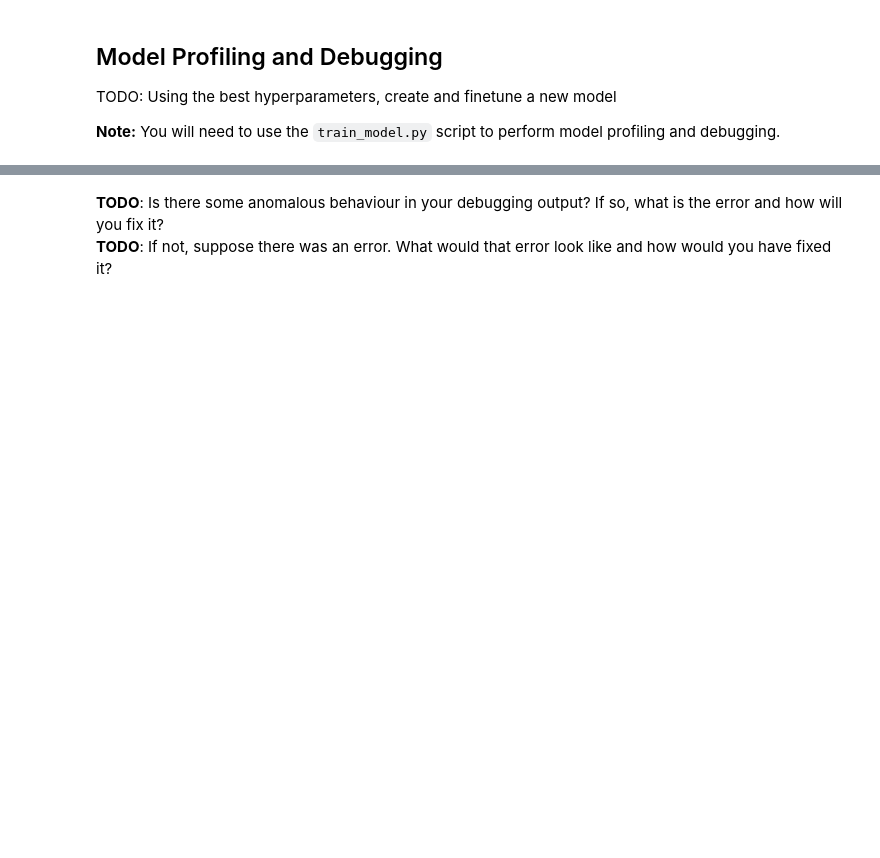
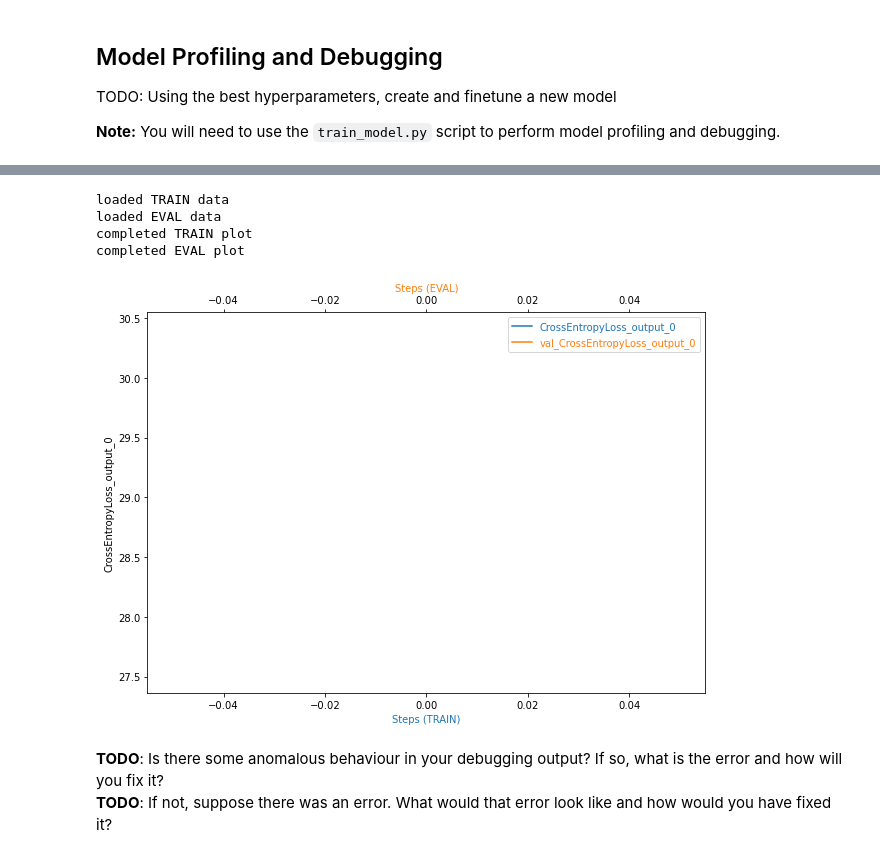
Before and after one commit to nelsongcg/image_classification, a Jupyter notebook: train_and_deploy.ipynb, the cells around one changed output, grey strips where cells are left out. Drawn from its saved outputs; the diff is of its cells as text; code cells hidden in the pictures; blank space fills up the shorter version.

Commit message:
fixed training

```diff
--- a/train_and_deploy.ipynb
+++ b/train_and_deploy.ipynb
@@ -169,3 +160,6 @@ best_hyper = {'_tuning_objective_metric': '"average test loss"',
+# %%
+#taking the best hyperparameter
+best_hyper = {"batch_size": '32', "lr": '0.0020396284997400843'}
 # %% [markdown]
 ## Model Profiling and Debugging
 TODO: Using the best hyperparameters, create and finetune a new model
@@ -188,9 +182,9 @@ debugger_config = DebuggerHookConfig(hook_parameters={"train.save_interval": "10
 # TODO: Create and fit an estimator
 
 estimator = PyTorch(
-    role=sagemaker.get_execution_role(),
+    role=role,
     instance_count=1,
-    instance_type="ml.p3.2xlarge",
+    instance_type="ml.m5.large",
     entry_point="train_model.py",
     framework_version="1.8",
     py_version="py36",
@@ -269,7 +285,13 @@ def plot_tensor(trial, tensor_name):
 
     plt.show()
 # %%
-plot_tensor(trial, "nll_loss_output_0")
+plot_tensor(trial, 'CrossEntropyLoss_output_0')
+# %% [output]
+loaded TRAIN data
+loaded EVAL data
+completed TRAIN plot
+completed EVAL plot
+[figure, added]
 # %% [markdown]
 **TODO**: Is there some anomalous behaviour in your debugging output? If so, what is the error and how will you fix it?
 **TODO**: If not, suppose there was an error. What would that error look like and how would you have fixed it?
```
Also changed, not shown: parts of 12 cells of this notebook, 1 other file.
